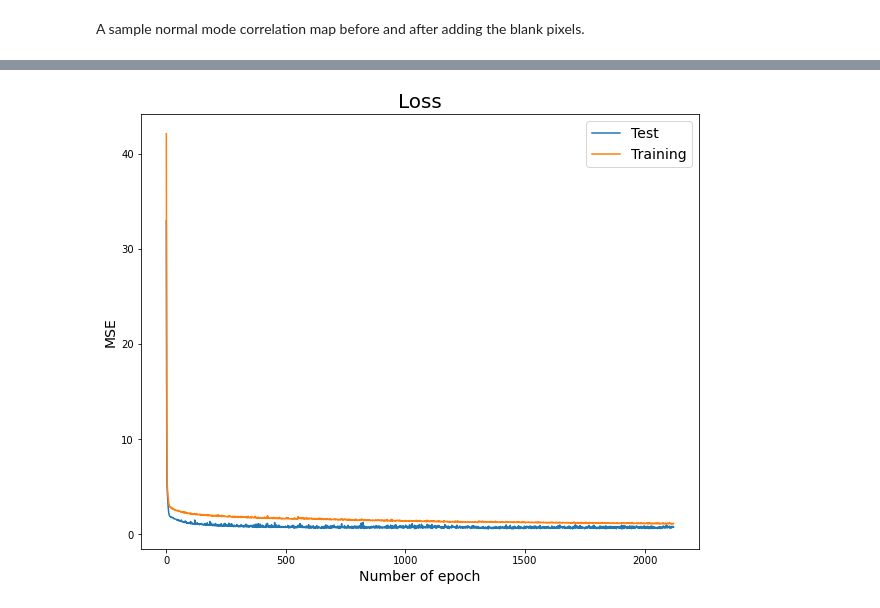
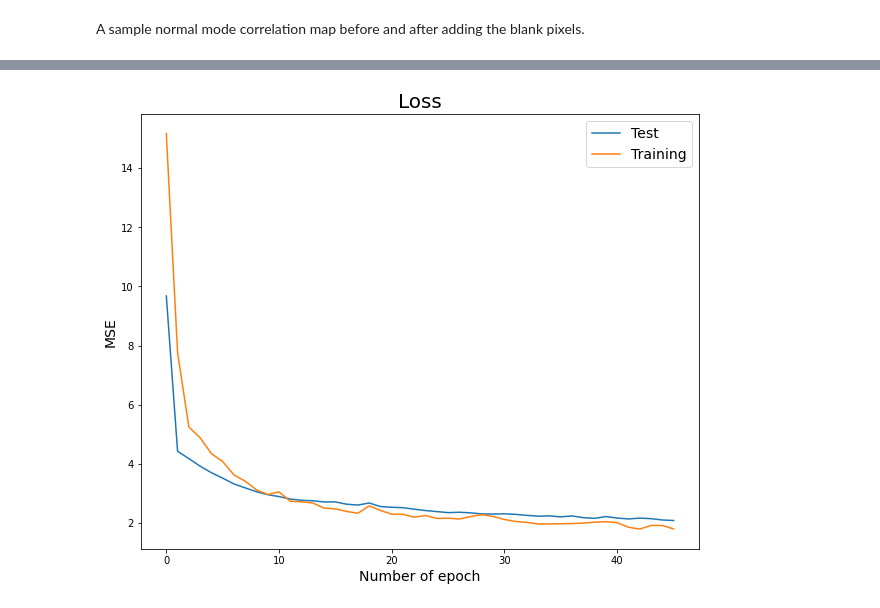
Before and after one commit to kevinmicha/ANTIPASTI, a Jupyter notebook: notebooks/[Tutorial] Training ANTIPASTI.ipynb, the cells around one changed output, grey strips where cells are left out. Cells and saved outputs as stored; diff of their text form; code cells hidden in the pictures.

```diff
--- a/notebooks/[Tutorial] Training ANTIPASTI.ipynb
+++ b/notebooks/[Tutorial] Training ANTIPASTI.ipynb
@@ -97,3 +141,3 @@ plt.show()
 # %%
 # The test set is generated
-train_x, test_x, train_y, test_y, idx_tr, idx_te = create_test_set(preprocessed_data.train_x, preprocessed_data.train_y)
+train_x, test_x, train_y, test_y, idx_tr, idx_te = create_test_set(preprocessed_data.train_x, preprocessed_data.train_y, test_size=0.032, random_state=398)
@@ -100,16 +164,15 @@ train_x, test_x, train_y, test_y, idx_tr, idx_te = create_test_set(preprocessed_
 # %%
 # Hyperparameters
-n_filters = 2
+n_filters = 4
 filter_size = 4
-pooling_size = 1
-learning_rate = 0.00027253018778843 * 0.2
+pooling_size = 2
+learning_rate = 0.00027253018778843 * 0.4 * 2
+
 
 # Defining the model, optimiser and loss function
-model = ANTIPASTI(n_filters=n_filters, filter_size=filter_size, pooling_size=pooling_size, input_shape=input_shape)
-criterion = MSELoss() #-PearsonCorrCoef()
-#optimiser = LBFGS(model.parameters(), lr=1e-3, history_size=10)
-optimiser = AdaBelief(model.parameters(), lr=learning_rate, eps=1e-8, print_change_log=False)
-
+model = ANTIPASTI(n_filters=n_filters, filter_size=filter_size, pooling_size=pooling_size, input_shape=input_shape, l1_lambda=0.002, mode='linear')
+criterion = MSELoss()
+optimiser = AdaBelief(model.parameters(), lr=learning_rate, weight_decay=False, eps=1e-8, print_change_log=False)
 print(model)
 # %% [output]
 Weight decoupling enabled in AdaBelief
@@ -134,8 +192,8 @@ train_losses = []
 test_losses = []
 # %%
 model.train()
-n_max_epochs = 23 * 6
-max_corr = 0.87
+n_max_epochs = 23 * 3
+max_corr = 0.4
 batch_size = 32
 
 train_loss, test_loss, inter_filter, y_test, output_test = training_routine(model, criterion, optimiser, train_x, test_x, train_y, test_y, n_max_epochs=n_max_epochs, max_corr=max_corr, batch_size=batch_size)
@@ -186,6 +244,6 @@ for i, j in itertools.product(range((n_filters+1)//2), range(2)):
         print('Total image is product of this image')
         im_ = np.multiply(np.mean(inter_filter, axis=0)[2*i+j], model.fc1.weight.data.numpy().reshape(n_filters,size_le**2)[2*i+j].reshape(size_le, size_le))
         learnt_filter += im_
-    im = axs[j].imshow(im_, origin='lower', cmap='seismic', norm=CenteredNorm())
-    axs[j].set_title('Weight: '+str(im_.sum()), size=title_size)
+    im = axs[i,j].imshow(im_, origin='lower', cmap='seismic', norm=CenteredNorm())
+    axs[i,j].set_title('Weight: '+str(im_.sum()), size=title_size)
 # %% [output]
@@ -215,11 +273,11 @@ plt.show()
 # %%
 fig = plt.figure(figsize=(10, 8))
-plt.plot([test_losses[1:][i] for i in range(len(test_losses[1:]))])
-plt.plot([train_losses[1:][i] for i in range(len(train_losses[1:]))])
+plt.plot([test_losses[:][i] for i in range(len(test_losses[:]))])
+plt.plot([train_losses[:][i] for i in range(len(train_losses[:]))])
 plt.title('Loss', size=title_size)
 plt.xlabel('Number of epoch', size=font_size)
 plt.ylabel('MSE', size=font_size)
 plt.legend(['Test', 'Training'], prop={'size': font_size})
 plt.show()
 # %% [output]
-[figure, old version]
+[figure, new version]
```
Also changed, not shown: parts of 30 cells of this notebook, 19 other files.
